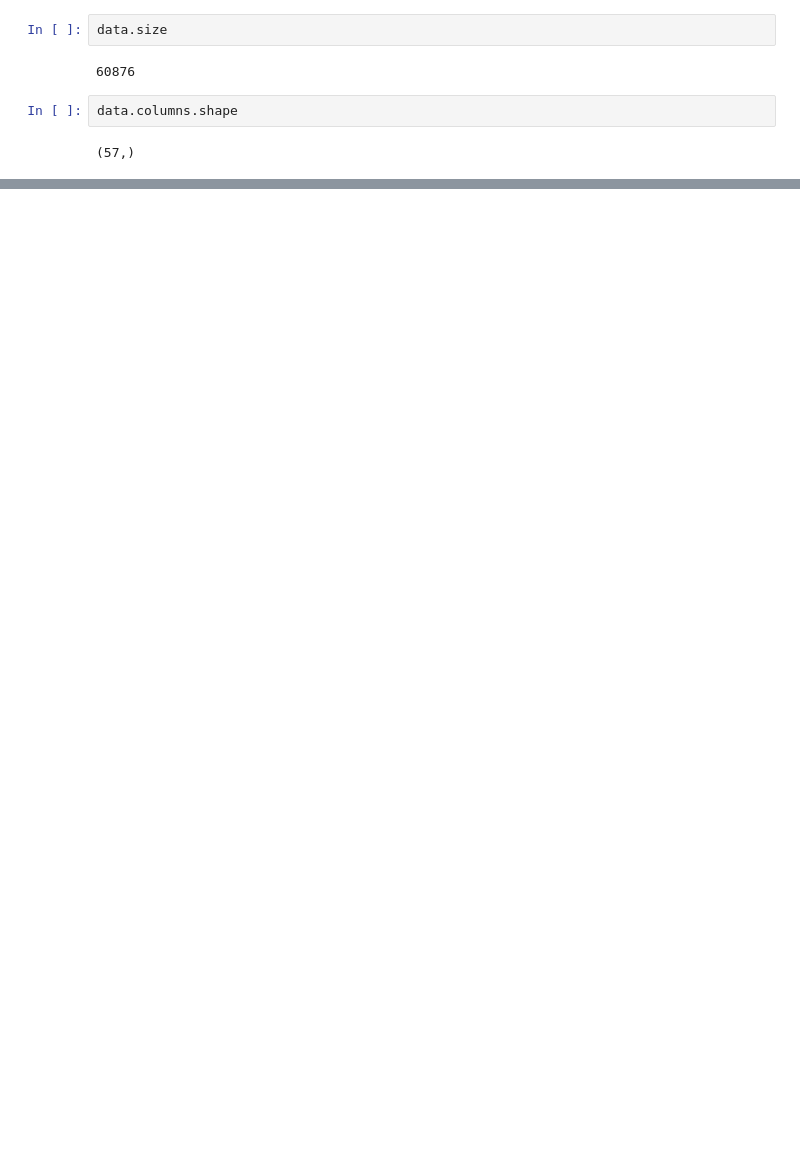
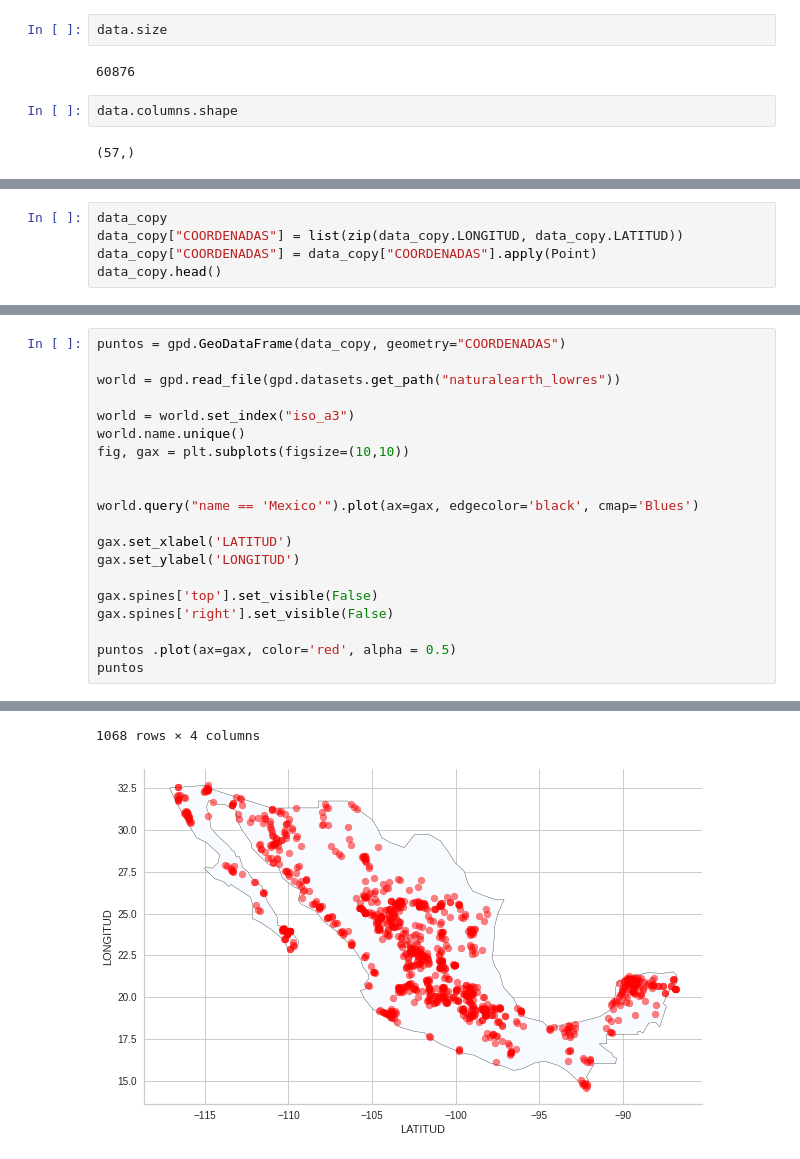
Before and after one commit to PosgradoMNA/actividades-de-aprendizaje-A01794003, a Jupyter notebook: PROYECTO/Entrega_2_(18_11)___Clasificación_ensambles.ipynb, the cells around one changed output, grey strips where cells are left out. Cells and saved outputs as stored; diff of their text form; blank space fills up the shorter version.

```diff
--- a/PROYECTO/Entrega_2_(18_11)___Clasificación_ensambles.ipynb
+++ b/PROYECTO/Entrega_2_(18_11)___Clasificación_ensambles.ipynb
@@ -301,0 +622,5 @@ ValueError: ignored
+# %%
+data_copy
+data_copy["COORDENADAS"] = list(zip(data_copy.LONGITUD, data_copy.LATITUD))
+data_copy["COORDENADAS"] = data_copy["COORDENADAS"].apply(Point)
+data_copy.head()
@@ -301,0 +634,21 @@ ValueError: ignored
+# %%
+puntos = gpd.GeoDataFrame(data_copy, geometry="COORDENADAS")
+
+world = gpd.read_file(gpd.datasets.get_path("naturalearth_lowres"))
+
+world = world.set_index("iso_a3")
+world.name.unique()
+fig, gax = plt.subplots(figsize=(10,10))
+
+
+world.query("name == 'Mexico'").plot(ax=gax, edgecolor='black', cmap='Blues')
+
+gax.set_xlabel('LATITUD')
+gax.set_ylabel('LONGITUD')
+
+gax.spines['top'].set_visible(False)
+gax.spines['right'].set_visible(False)
+
+puntos .plot(ax=gax, color='red', alpha = 0.5)
+puntos
+# %% [output]
@@ -301,0 +667,2 @@ ValueError: ignored
+1068 rows × 4 columns
+[figure, added]
```
Also changed, not shown: parts of 96 cells of this notebook.
